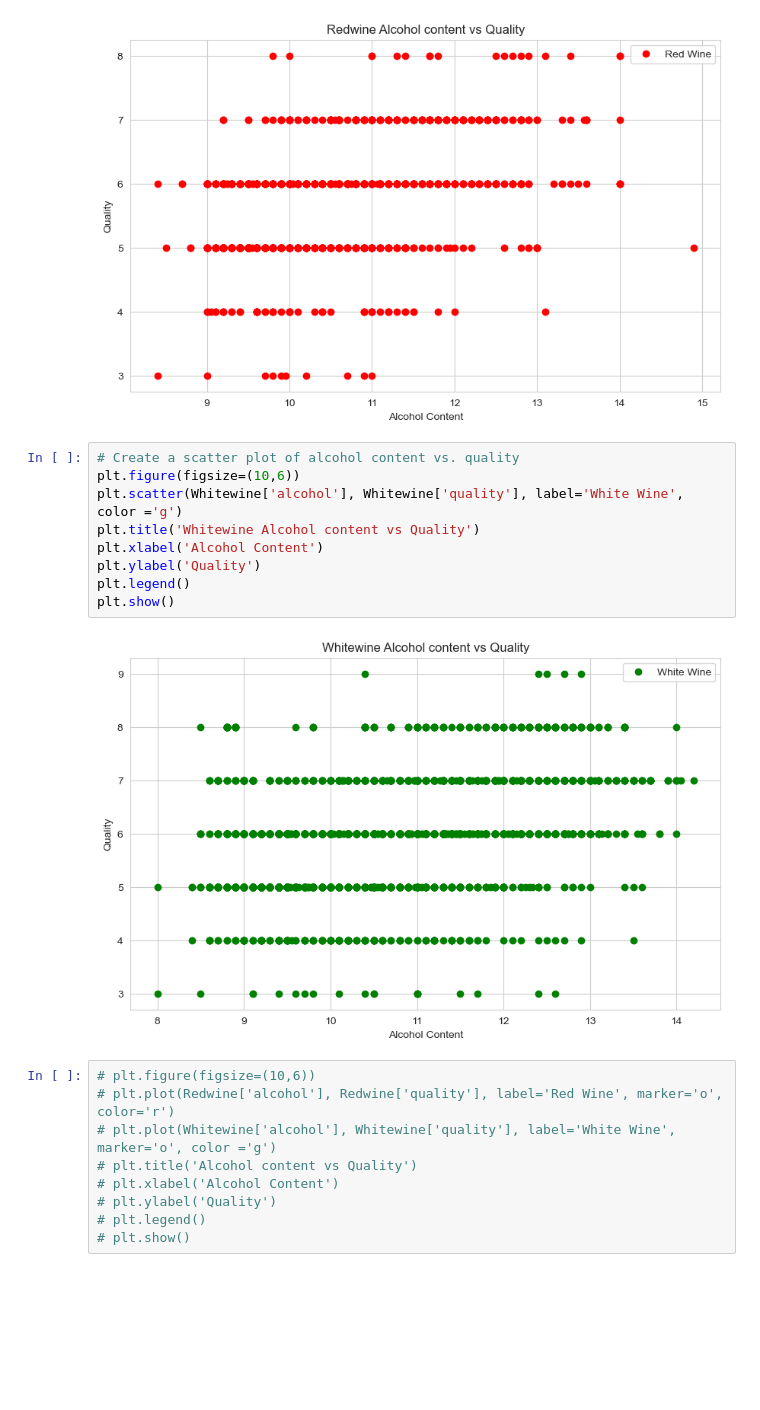
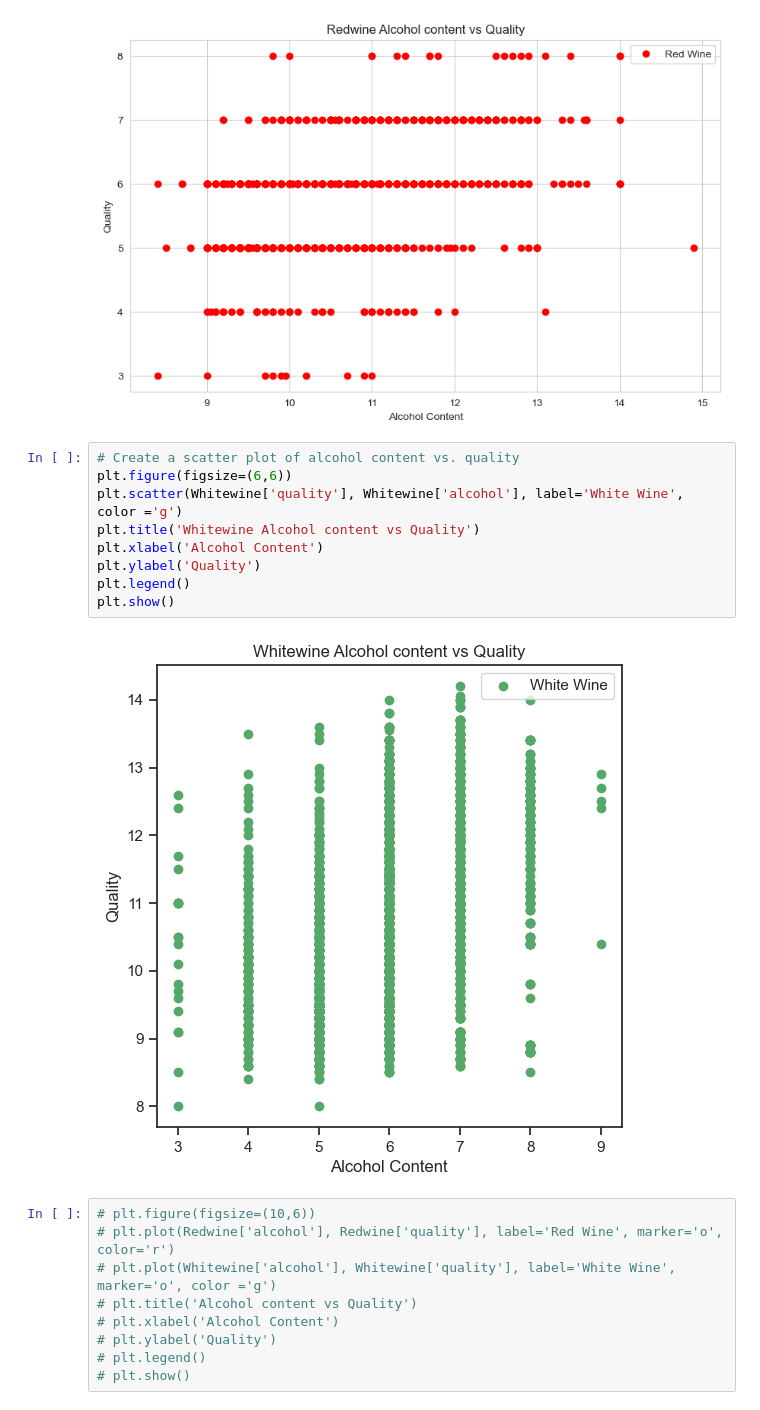
Before and after one commit to Sudha25a/Projects-2, a Jupyter notebook: Wine project practice.ipynb, the cells around one changed output. Drawn from its saved outputs; the diff is of its cells as text; blank space fills up the shorter version.

```diff
--- a/Wine project practice.ipynb
+++ b/Wine project practice.ipynb
@@ -238,15 +238,15 @@ plt.show()
 [figure]
 # %%
 # Create a scatter plot of alcohol content vs. quality
-plt.figure(figsize=(10,6))
-plt.scatter(Whitewine['alcohol'], Whitewine['quality'], label='White Wine', color ='g')
+plt.figure(figsize=(6,6))
+plt.scatter(Whitewine['quality'], Whitewine['alcohol'], label='White Wine', color ='g')
 plt.title('Whitewine Alcohol content vs Quality')
 plt.xlabel('Alcohol Content')
 plt.ylabel('Quality')
 plt.legend()
 plt.show()
 # %% [output]
-[figure, old version]
+[figure, new version]
 # %%
 # plt.figure(figsize=(10,6))
 # plt.plot(Redwine['alcohol'], Redwine['quality'], label='Red Wine', marker='o', color='r')
```
Also changed, not shown: parts of 10 cells of this notebook, 3 other files.
